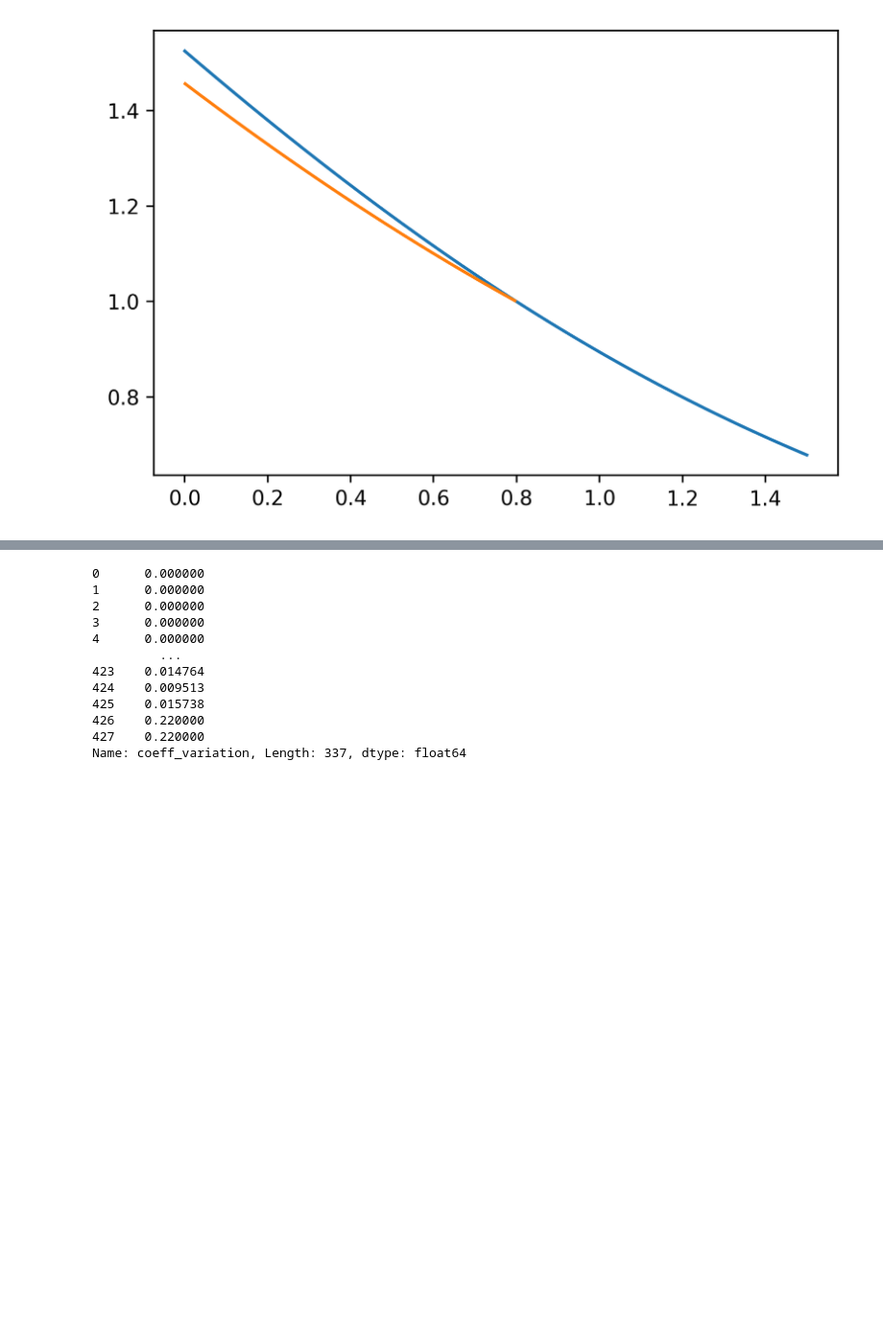
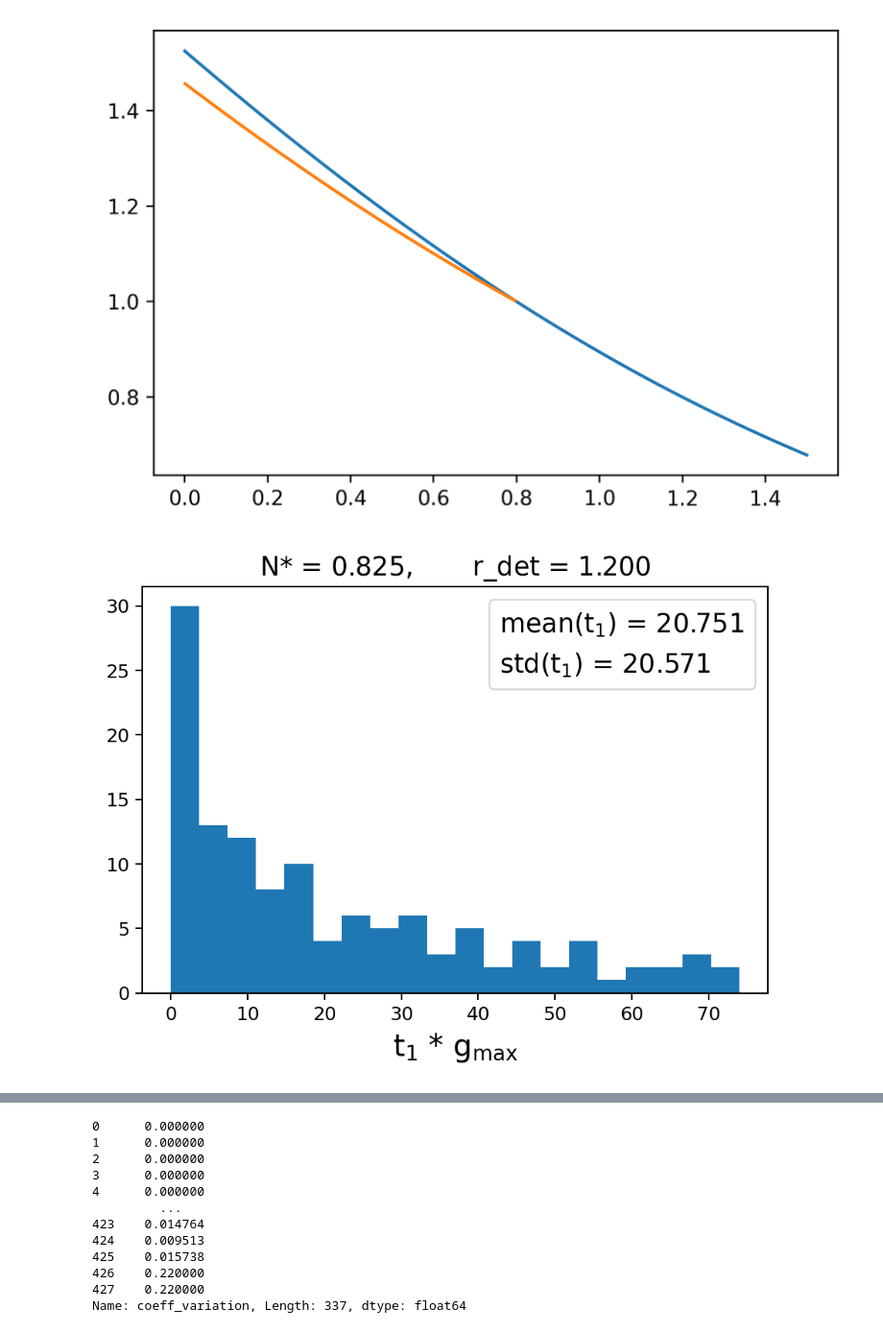
Before and after one commit to patricksinclair/multispecies_postprocessing, a Jupyter notebook: biofilm_threshold_theory/phase_diagram_plotter.ipynb, the cells around one changed output, grey strips where cells are left out. Shown at 96% size. Saved outputs shown, nothing was run; the diff lists cells and outputs as text; code cells hidden in the pictures; blank space fills up the shorter version.

```diff
--- a/biofilm_threshold_theory/phase_diagram_plotter.ipynb
+++ b/biofilm_threshold_theory/phase_diagram_plotter.ipynb
@@ -354,3 +397,46 @@ ax.plot(det_ratio_vals_dashed, theoryN_vals_dashed)
 # %% [output]
 [<matplotlib.lines.Line2D at 0x...>]
 [figure]
+# %%
+def getT1HistoDataAndProcess(n_thresh, r_det):
+    '''
+    This gets the datasets for the 100 runs of the time to 1st microhabitat sims (used to histogram the distribution of t1)
+    Also uses the 24 runs used to make the phase diagram, so there's more data to use
+    Also adds in a column with the scaled time, to compare with the phase diagram
+    '''
+
+    df1 = pd.read_csv("timeTo1Microhab_powerLaw_bigK_results/t1_histogram-N_thresh="+"{:.3f}".format(n_thresh)+"-r_det_ratio="+"{:.3f}".format(r_det)+".csv")
+    df2 = pd.read_csv("timeTo1Microhab_phaseDiagram_bigK/mhLim-1_N^-"+"{:.3f}".format(n_thresh)+"_rDet-"+"{:.3f}".format(r_det)+".csv")
+
+    df = pd.concat([df1, df2], ignore_index=True)
+    df["t_scaled"] = df['time_to_n']*max_gRate
+
+    return df
+
+
+def plotT1Histogram(n_thresh, r_det, nbins):
+
+    fig, ax = plt.subplots(dpi=180)
+    data = getT1HistoDataAndProcess(n_thresh, r_det)
+
+    t1_mean = data["t_scaled"].mean()
+    t1_std  = data["t_scaled"].std()
+
+    #use the legend as a hacky way to annotate the mean and stdev
+    # create a list with two empty handles (or more if needed)
+    handles = [mpl_patches.Rectangle((0, 0), 1, 1, fc="white", ec="white", lw=0, alpha=0)] * 2
+    labels=[]
+    labels.append("mean(t$_1$) = {:.3f}".format(t1_mean))
+    labels.append("std(t$_1$) = {:.3f}".format(t1_std))
+
+    plt.hist(data["t_scaled"], bins=nbins)
+    plt.title("N* = {:.3f},$\quad \quad$ r_det = {:.3f}".format(n_thresh, r_det), fontsize=14)
+    plt.xlabel("t$_1$ * g$_\max$", fontsize=16)
+    #plt.text(0.5, 0.9, "mean(t$_1$) = {:.3f}".format(t1_mean), transform=ax.transAxes, fontsize=16)
+    #plt.text(0.5, 0.8, "std(t$_1$) = {:.3f}".format(t1_std), transform=ax.transAxes, fontsize=16)
+    ax.legend(handles, labels, loc="best", handlelength=0, handletextpad=0, fontsize=14)
+    plt.show()
+# %%
+t1_data_big1 = plotT1Histogram(0.825, 1.2, 20)
+# %% [output]
+[figure, added]
```
Also changed, not shown: parts of 10 cells of this notebook.
